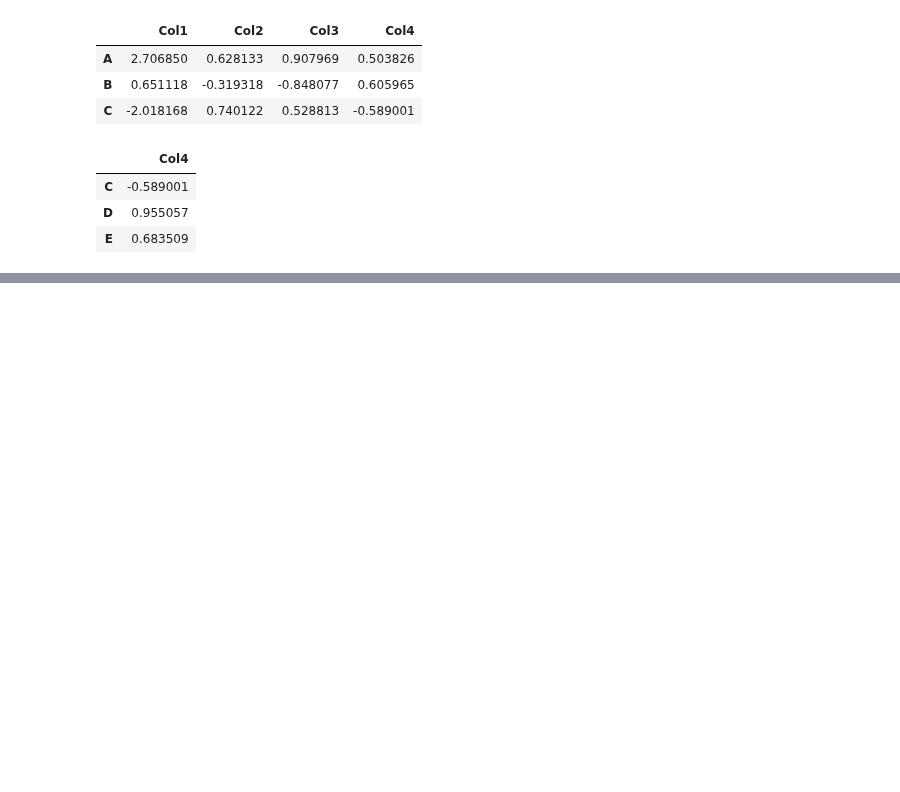
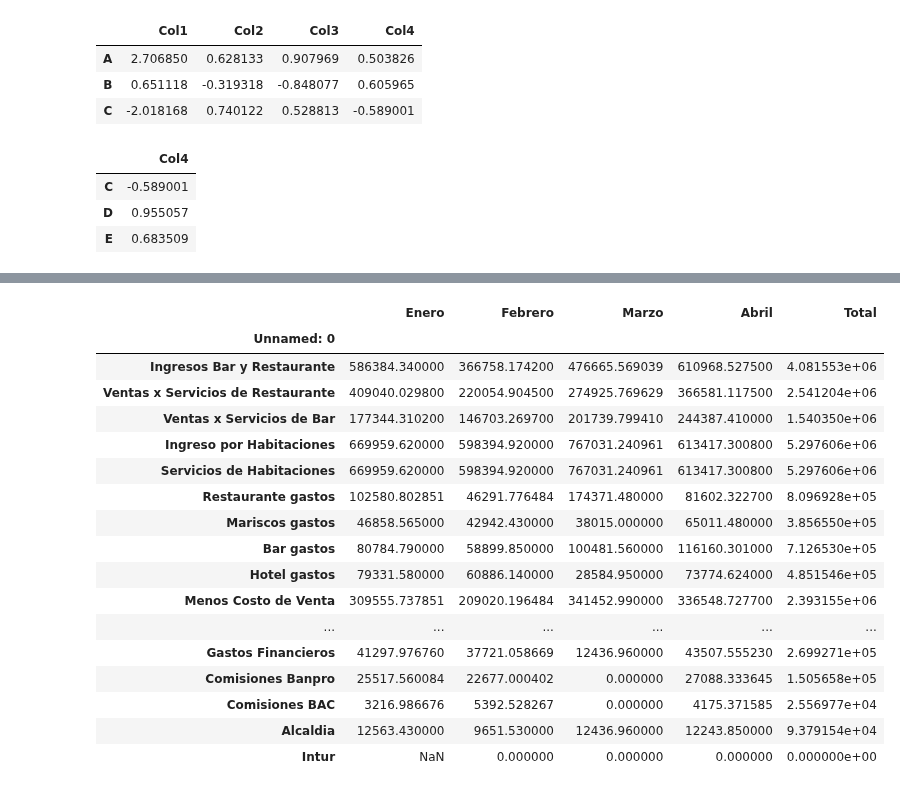
Before and after one commit to Danpr1984/Calculator-, a Jupyter notebook: Pandas training.ipynb, the cells around one changed output, grey strips where cells are left out. Cells and saved outputs as stored; diff of their text form; code cells hidden in the pictures; blank space fills up the shorter version.

```diff
--- a/Pandas training.ipynb
+++ b/Pandas training.ipynb
@@ -358,0 +703,2 @@ df.iloc[-3:, -1:]
+# %%
+df = pd.read_excel('testpandas_1.xlsx')
@@ -358,0 +729,2 @@ df.iloc[-3:, -1:]
+# %%
+df.set_index(['Unnamed: 0'], inplace=True)
@@ -358,0 +752,22 @@ df.iloc[-3:, -1:]
+# %%
+df['Total'] = df.sum(axis=1)
+df
+# %% [output]
+|  | Enero | Febrero | Marzo | Abril | Total |
+| Unnamed: 0 |  |  |  |  |  |
+| Ingresos Bar y Restaurante | 586384.340000 | 366758.174200 | 476665.569039 | 610968.527500 | 4.081553e+06 |
+| Ventas x Servicios de Restaurante | 409040.029800 | 220054.904500 | 274925.769629 | 366581.117500 | 2.541204e+06 |
+| Ventas x Servicios de Bar | 177344.310200 | 146703.269700 | 201739.799410 | 244387.410000 | 1.540350e+06 |
+| Ingreso por Habitaciones | 669959.620000 | 598394.920000 | 767031.240961 | 613417.300800 | 5.297606e+06 |
+| Servicios de Habitaciones | 669959.620000 | 598394.920000 | 767031.240961 | 613417.300800 | 5.297606e+06 |
+| Restaurante gastos | 102580.802851 | 46291.776484 | 174371.480000 | 81602.322700 | 8.096928e+05 |
+| Mariscos gastos | 46858.565000 | 42942.430000 | 38015.000000 | 65011.480000 | 3.856550e+05 |
+| Bar gastos | 80784.790000 | 58899.850000 | 100481.560000 | 116160.301000 | 7.126530e+05 |
+| Hotel gastos | 79331.580000 | 60886.140000 | 28584.950000 | 73774.624000 | 4.851546e+05 |
+| Menos Costo de Venta | 309555.737851 | 209020.196484 | 341452.990000 | 336548.727700 | 2.393155e+06 |
+| ... | ... | ... | ... | ... | ... |
+| Gastos Financieros | 41297.976760 | 37721.058669 | 12436.960000 | 43507.555230 | 2.699271e+05 |
+| Comisiones Banpro | 25517.560084 | 22677.000402 | 0.000000 | 27088.333645 | 1.505658e+05 |
+| Comisiones BAC | 3216.986676 | 5392.528267 | 0.000000 | 4175.371585 | 2.556977e+04 |
+| Alcaldia | 12563.430000 | 9651.530000 | 12436.960000 | 12243.850000 | 9.379154e+04 |
+| Intur | NaN | 0.000000 | 0.000000 | 0.000000 | 0.000000e+00 |
```
Also changed, not shown: parts of 117 cells of this notebook, 5 other files.
